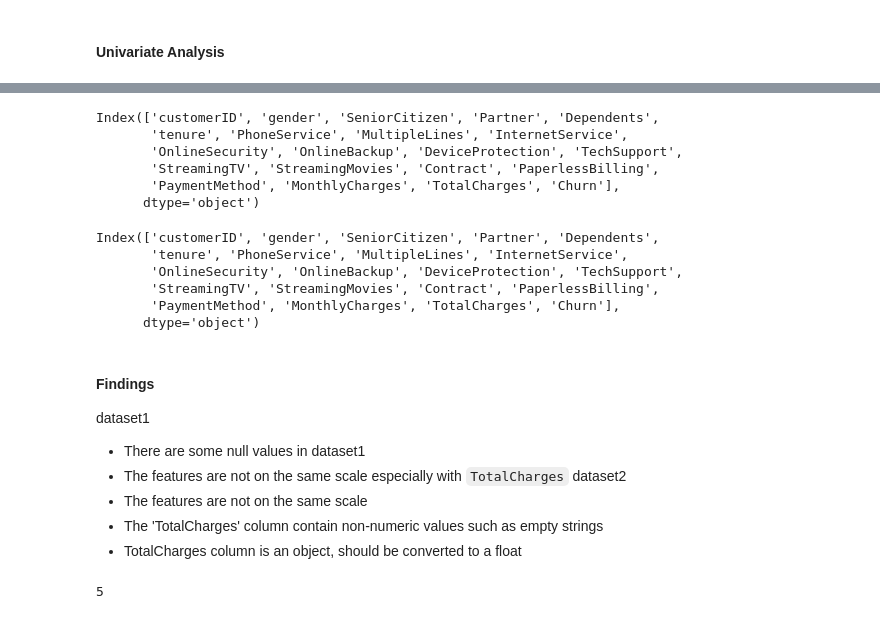
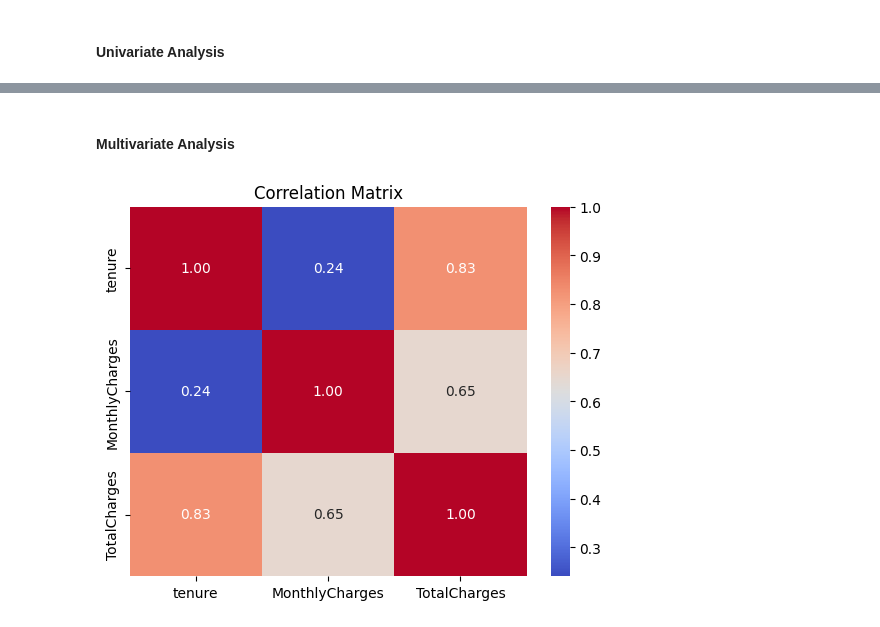
Before and after one commit to Moriahasare/Customer-Churn-Project, a Jupyter notebook: notebook.ipynb, the cells around one changed output, grey strips where cells are left out. Saved outputs shown, nothing was run; the diff lists cells and outputs as text; code cells hidden in the pictures.

```diff
--- a/notebook.ipynb
+++ b/notebook.ipynb
@@ -413,31 +461,13 @@ plt.show()
-# %%
-data1.columns
-# %% [output]
-Index(['customerID', 'gender', 'SeniorCitizen', 'Partner', 'Dependents',
-       'tenure', 'PhoneService', 'MultipleLines', 'InternetService',
-       'OnlineSecurity', 'OnlineBackup', 'DeviceProtection', 'TechSupport',
-       'StreamingTV', 'StreamingMovies', 'Contract', 'PaperlessBilling',
-       'PaymentMethod', 'MonthlyCharges', 'TotalCharges', 'Churn'],
-      dtype='object')
-# %%
-data2.columns
-# %% [output]
-Index(['customerID', 'gender', 'SeniorCitizen', 'Partner', 'Dependents',
-       'tenure', 'PhoneService', 'MultipleLines', 'InternetService',
-       'OnlineSecurity', 'OnlineBackup', 'DeviceProtection', 'TechSupport',
-       'StreamingTV', 'StreamingMovies', 'Contract', 'PaperlessBilling',
-       'PaymentMethod', 'MonthlyCharges', 'TotalCharges', 'Churn'],
-      dtype='object')
-# %% [markdown]
-#### Findings
-dataset1
-- There are some null values in dataset1
-- The features are not on the same scale especially with `TotalCharges`
-dataset2
-- The features are not on the same scale
-- The 'TotalCharges' column contain non-numeric values such as empty strings
-- TotalCharges column is an object, should be converted to a float
-# %%
-data1['TotalCharges'].isna().sum()
-# %% [output]
-5
+# %% [markdown]
+#### Multivariate Analysis
+# %%
+# Correlation matrix for numeric columns
+numeric_columns = ['tenure', 'MonthlyCharges', 'TotalCharges']
+correlation_matrix = data[numeric_columns].corr()
+
+# Heatmap of correlation matrix
+sns.heatmap(correlation_matrix, annot=True, cmap='coolwarm', fmt=".2f")
+plt.title('Correlation Matrix')
+plt.show()
+# %% [output]
+[figure, added]
```
Also changed, not shown: parts of 53 cells of this notebook, 1 other file.
